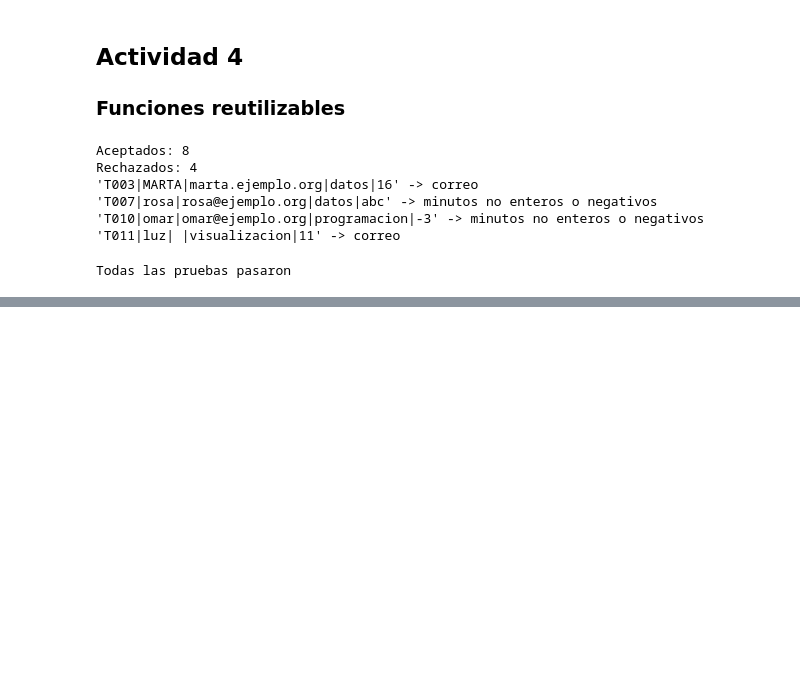
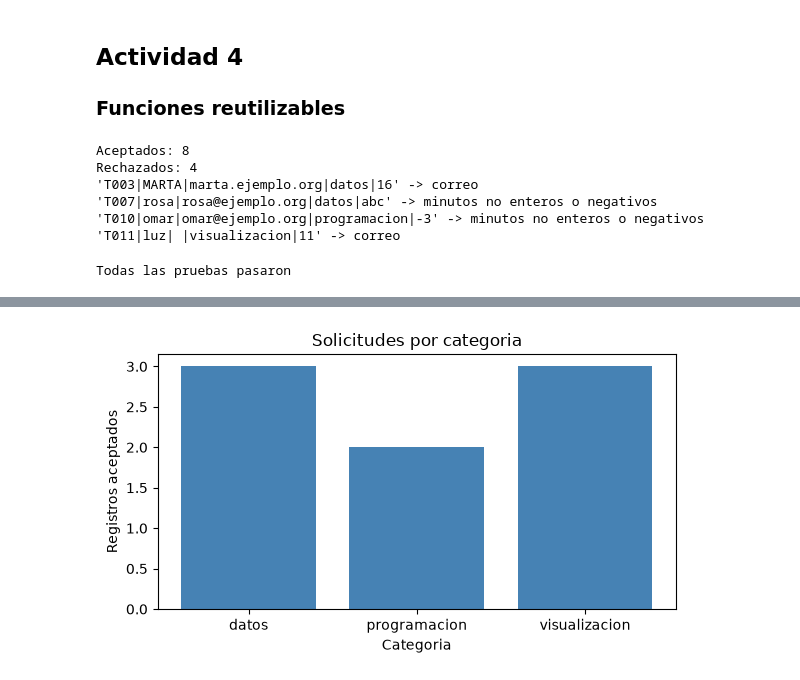
Before and after one commit to MichaelDuran/Programacion-I, a Jupyter notebook: Unidad 3/Duran_Unidad3.ipynb, the cells around one changed output, grey strips where cells are left out. Drawn from its saved outputs; the diff is of its cells as text; code cells hidden in the pictures; blank space fills up the shorter version.

```diff
--- a/Unidad 3/Duran_Unidad3.ipynb
+++ b/Unidad 3/Duran_Unidad3.ipynb
@@ -364,0 +420,16 @@ Todas las pruebas pasaron
+# %%
+def graficar_barras(etiquetas, valores, titulo, color):
+    fig, ax = plt.subplots(figsize=(6, 3.5))
+    ax.bar(etiquetas, valores, color=color)
+    ax.set_title(titulo)
+    ax.set_xlabel("Categoria")
+    ax.set_ylabel("Registros aceptados")
+    fig.tight_layout()
+    return fig, ax
+
+fig, ax = graficar_barras(categorias, conteos,
+                          "Solicitudes por categoria", "steelblue")
+fig.savefig("solicitudes_por_categoria.png", dpi=150)
+plt.show()
+# %% [output]
+[figure, added]
```
Also changed, not shown: parts of 2 cells of this notebook, 1 other file.
